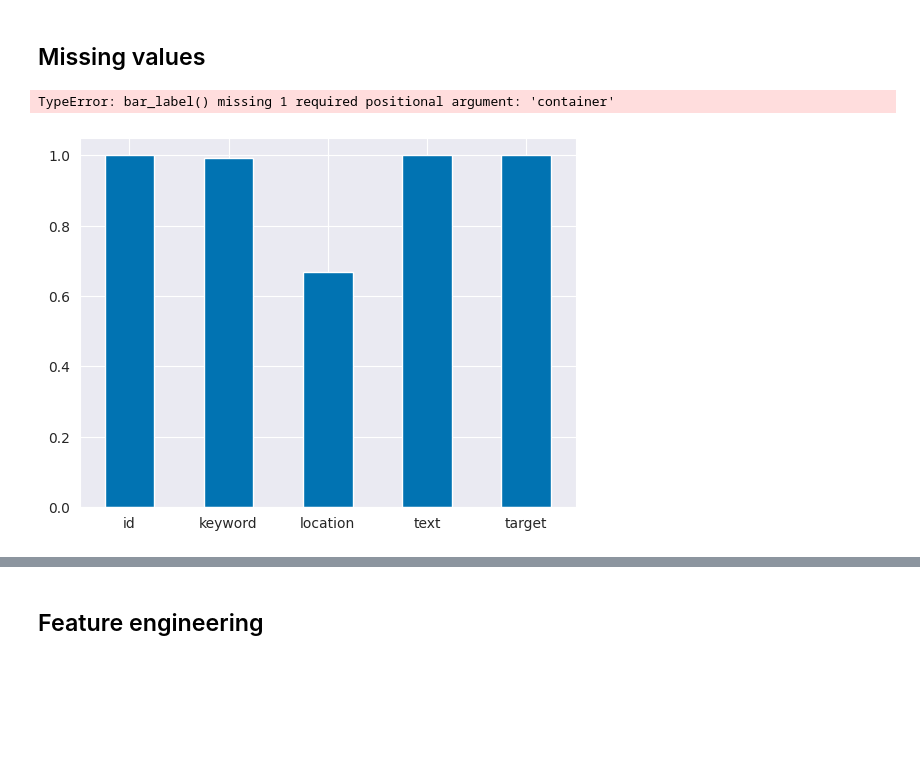
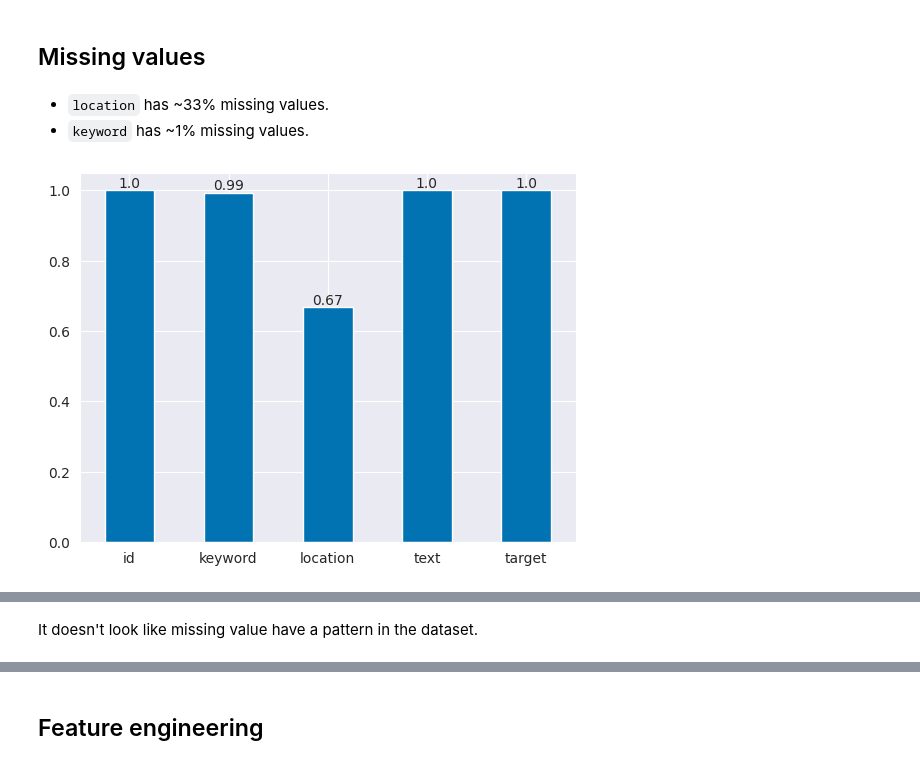
Before and after one commit to NanoClem/nlp-disasters-tweets, a Jupyter notebook: tweets_disasters_EDA.ipynb, the cells around one changed output, grey strips where cells are left out. Saved outputs shown, nothing was run; the diff lists cells and outputs as text; code cells hidden in the pictures; blank space fills up the shorter version.

```diff
--- a/tweets_disasters_EDA.ipynb
+++ b/tweets_disasters_EDA.ipynb
@@ -28,3 +24,13 @@ df_train = pd.read_csv('./data/train.csv')
+# %%
+dtypes = {
+    "id": np.int16,
+    "target": np.int8,
+    "location": str,
+    "keyword": str,
+    "text": str,
+}
+
+df_train = pd.read_csv("./data/train.csv", dtype=dtypes)
 # %%
 df_train.info()
 df_train.head()
@@ -51,10 +56,15 @@ memory usage: 297.5+ KB
 # %% [markdown]
 ## Missing values
+# %% [markdown]
+- `location` has ~33% missing values.
+- `keyword` has ~1% missing values.
 # %%
-ax = (1 - df_train.isna().sum() / df_train.shape[0]).plot(kind='bar', rot=0)
+ax = (1 - df_train.isna().sum() / df_train.shape[0]).plot(kind="bar", rot=0)
 
-plt.bar_label([val for val in ax.containers[0].datavalues])
+plt.bar_label(
+    container=ax.containers[0],
+    labels=[np.round(val, 2) for val in ax.containers[0].datavalues],
+)
 plt.show()
 # %% [output]
-TypeError: bar_label() missing 1 required positional argument: 'container'
-[figure, old version]
+[figure, new version]
@@ -62,3 +71,5 @@ TypeError: bar_label() missing 1 required positional argument: 'container'
+# %% [markdown]
+It doesn't look like missing value have a pattern in the dataset.
 # %%
 msno.matrix(df_train)
 # %% [output]
```
Also changed, not shown: parts of 43 cells of this notebook.
